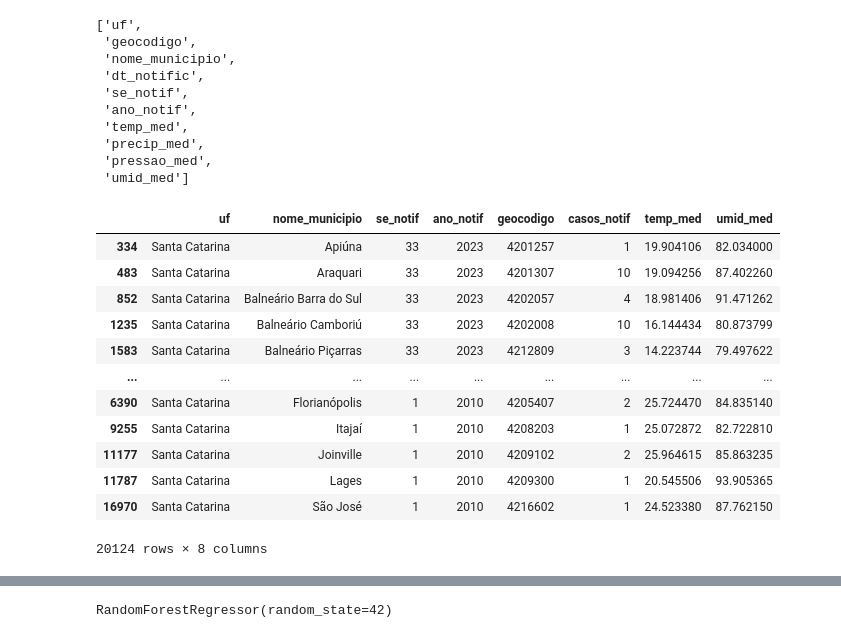
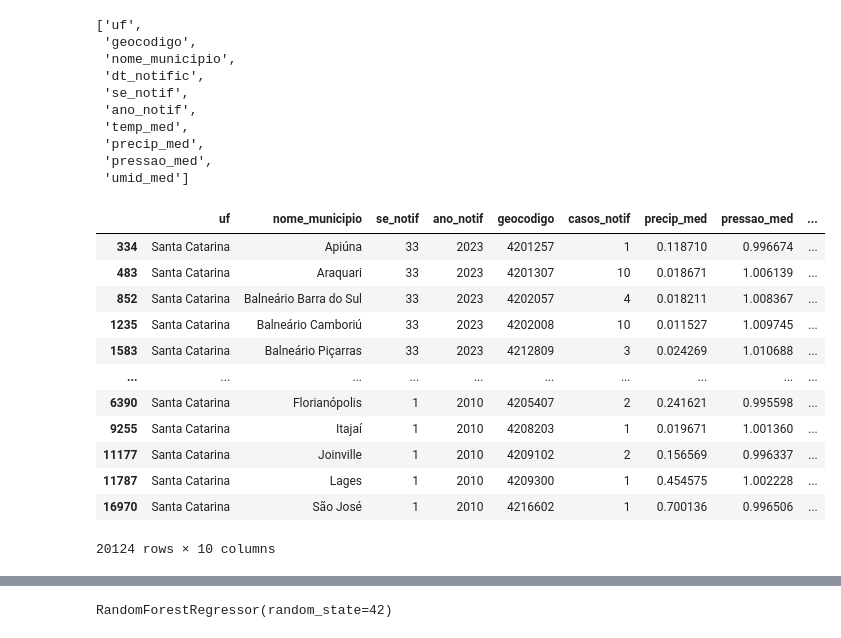
Before and after one commit to osl-pocs/ml-dengue-predict, a Jupyter notebook: notebooks/modelos/prepare_UFSC_data_20230915_SL.ipynb, the cells around one changed output, grey strips where cells are left out. Drawn from its saved outputs; the diff is of its cells as text; code cells hidden in the pictures.

```diff
--- a/notebooks/modelos/prepare_UFSC_data_20230915_SL.ipynb
+++ b/notebooks/modelos/prepare_UFSC_data_20230915_SL.ipynb
@@ -48,31 +50,30 @@ list(df.columns)
  'pressao_med',
  'umid_med']
 # %%
-import pandas as pd
-
-cols = ['uf', 'geocodigo', 'nome_municipio', 'dt_notific', 'se_notif', 'ano_notif', 'temp_med', 'umid_med']
+cols = ['uf', 'geocodigo', 'nome_municipio', 'dt_notific', 'se_notif', 'ano_notif', 'precip_med', 'pressao_med', 'temp_med', 'umid_med']
 
 
 df_combined = df[cols] \
     .groupby(['uf', 'nome_municipio', 'se_notif', 'ano_notif', 'geocodigo']) \
     .agg(casos_notif=('dt_notific', 'count'),
+         precip_med=('precip_med', 'mean'),
+         pressao_med=('pressao_med', 'mean'),
          temp_med=('temp_med', 'mean'),
-         umid_med=('umid_med', 'mean')) \
-    .reset_index() \
+         umid_med=('umid_med', 'mean')).reset_index() \
     .sort_values(['ano_notif', 'se_notif'], ascending=[False, False])
 
 df_combined
 # %% [output]
-|  | uf | nome_municipio | se_notif | ano_notif | geocodigo | casos_notif | temp_med | umid_med |
-| 334 | Santa Catarina | Apiúna | 33 | 2023 | 4201257 | 1 | 19.904106 | 82.034000 |
-| 483 | Santa Catarina | Araquari | 33 | 2023 | 4201307 | 10 | 19.094256 | 87.402260 |
-| 852 | Santa Catarina | Balneário Barra do Sul | 33 | 2023 | 4202057 | 4 | 18.981406 | 91.471262 |
-| 1235 | Santa Catarina | Balneário Camboriú | 33 | 2023 | 4202008 | 10 | 16.144434 | 80.873799 |
-| 1583 | Santa Catarina | Balneário Piçarras | 33 | 2023 | 4212809 | 3 | 14.223744 | 79.497622 |
-| ... | ... | ... | ... | ... | ... | ... | ... | ... |
-| 6390 | Santa Catarina | Florianópolis | 1 | 2010 | 4205407 | 2 | 25.724470 | 84.835140 |
-| 9255 | Santa Catarina | Itajaí | 1 | 2010 | 4208203 | 1 | 25.072872 | 82.722810 |
-| 11177 | Santa Catarina | Joinville | 1 | 2010 | 4209102 | 2 | 25.964615 | 85.863235 |
-| 11787 | Santa Catarina | Lages | 1 | 2010 | 4209300 | 1 | 20.545506 | 93.905365 |
-| 16970 | Santa Catarina | São José | 1 | 2010 | 4216602 | 1 | 24.523380 | 87.762150 |
+|  | uf | nome_municipio | se_notif | ano_notif | geocodigo | casos_notif | precip_med | pressao_med | ... |
+| 334 | Santa Catarina | Apiúna | 33 | 2023 | 4201257 | 1 | 0.118710 | 0.996674 | ... |
+| 483 | Santa Catarina | Araquari | 33 | 2023 | 4201307 | 10 | 0.018671 | 1.006139 | ... |
+| 852 | Santa Catarina | Balneário Barra do Sul | 33 | 2023 | 4202057 | 4 | 0.018211 | 1.008367 | ... |
+| 1235 | Santa Catarina | Balneário Camboriú | 33 | 2023 | 4202008 | 10 | 0.011527 | 1.009745 | ... |
+| 1583 | Santa Catarina | Balneário Piçarras | 33 | 2023 | 4212809 | 3 | 0.024269 | 1.010688 | ... |
+| ... | ... | ... | ... | ... | ... | ... | ... | ... | ... |
+| 6390 | Santa Catarina | Florianópolis | 1 | 2010 | 4205407 | 2 | 0.241621 | 0.995598 | ... |
+| 9255 | Santa Catarina | Itajaí | 1 | 2010 | 4208203 | 1 | 0.019671 | 1.001360 | ... |
+| 11177 | Santa Catarina | Joinville | 1 | 2010 | 4209102 | 2 | 0.156569 | 0.996337 | ... |
+| 11787 | Santa Catarina | Lages | 1 | 2010 | 4209300 | 1 | 0.454575 | 1.002228 | ... |
+| 16970 | Santa Catarina | São José | 1 | 2010 | 4216602 | 1 | 0.700136 | 0.996506 | ... |
-20124 rows × 8 columns
+20124 rows × 10 columns
```
Also changed, not shown: parts of 8 cells of this notebook.
